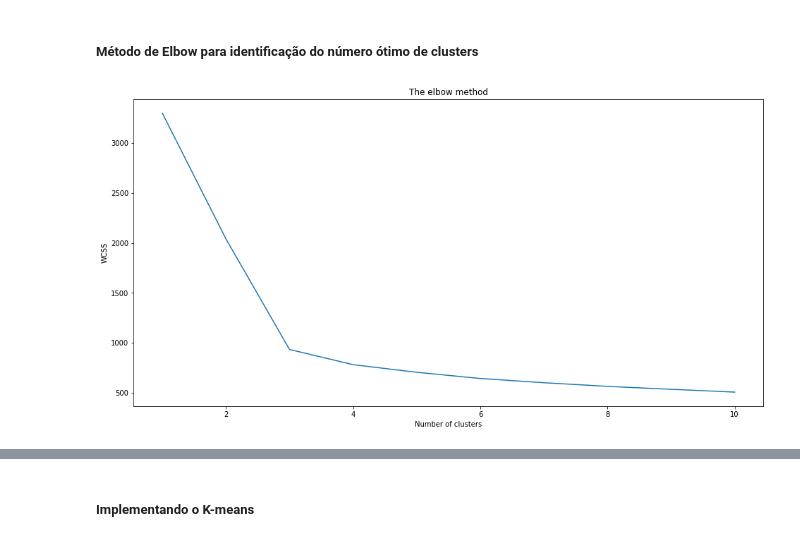
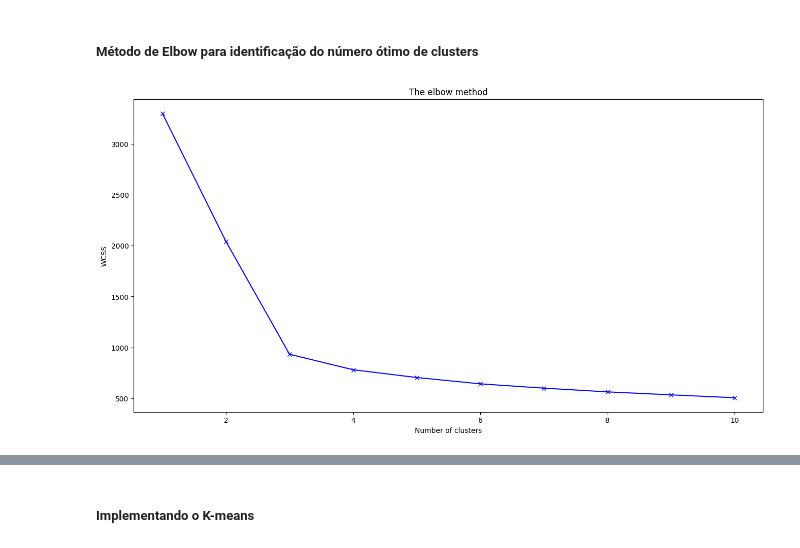
Before and after one commit to PericlesSavio/datascience, a Jupyter notebook: MBA em Data Science e Analytics/K-means/cartao_de_credito.ipynb, the cells around one changed output, grey strips where cells are left out. Saved outputs shown, nothing was run; the diff lists cells and outputs as text; code cells hidden in the pictures.

```diff
--- a/MBA em Data Science e Analytics/K-means/cartao_de_credito.ipynb
+++ b/MBA em Data Science e Analytics/K-means/cartao_de_credito.ipynb
@@ -140,21 +135,21 @@ fig.show()
 # %%
 #Finding the optimum number of clusters for k-means classification
 from sklearn.cluster import KMeans
 wcss = []
 
 for i in range(1, 11):
     kmeans = KMeans(n_clusters = i, init = 'k-means++', max_iter = 300, n_init = 10, random_state = 2)
     kmeans.fit(cartao_credito_padronizado)
     wcss.append(kmeans.inertia_)
 
 plt.figure(figsize=(16,8))
-plt.plot(range(1, 11), wcss)
+plt.plot(range(1, 11), wcss, 'bx-')
 plt.title('The elbow method')
 plt.xlabel('Number of clusters')
 plt.ylabel('WCSS') #within cluster sum of squares
 plt.show()
 # %% [output]
-[figure, old version]
+[figure, new version]
 # %%
 plt.figure(figsize=(16,8))
 plt.plot(range(1, 11), wcss, 'bx-')
```
Also changed, not shown: parts of 15 cells of this notebook, 6 other files.
